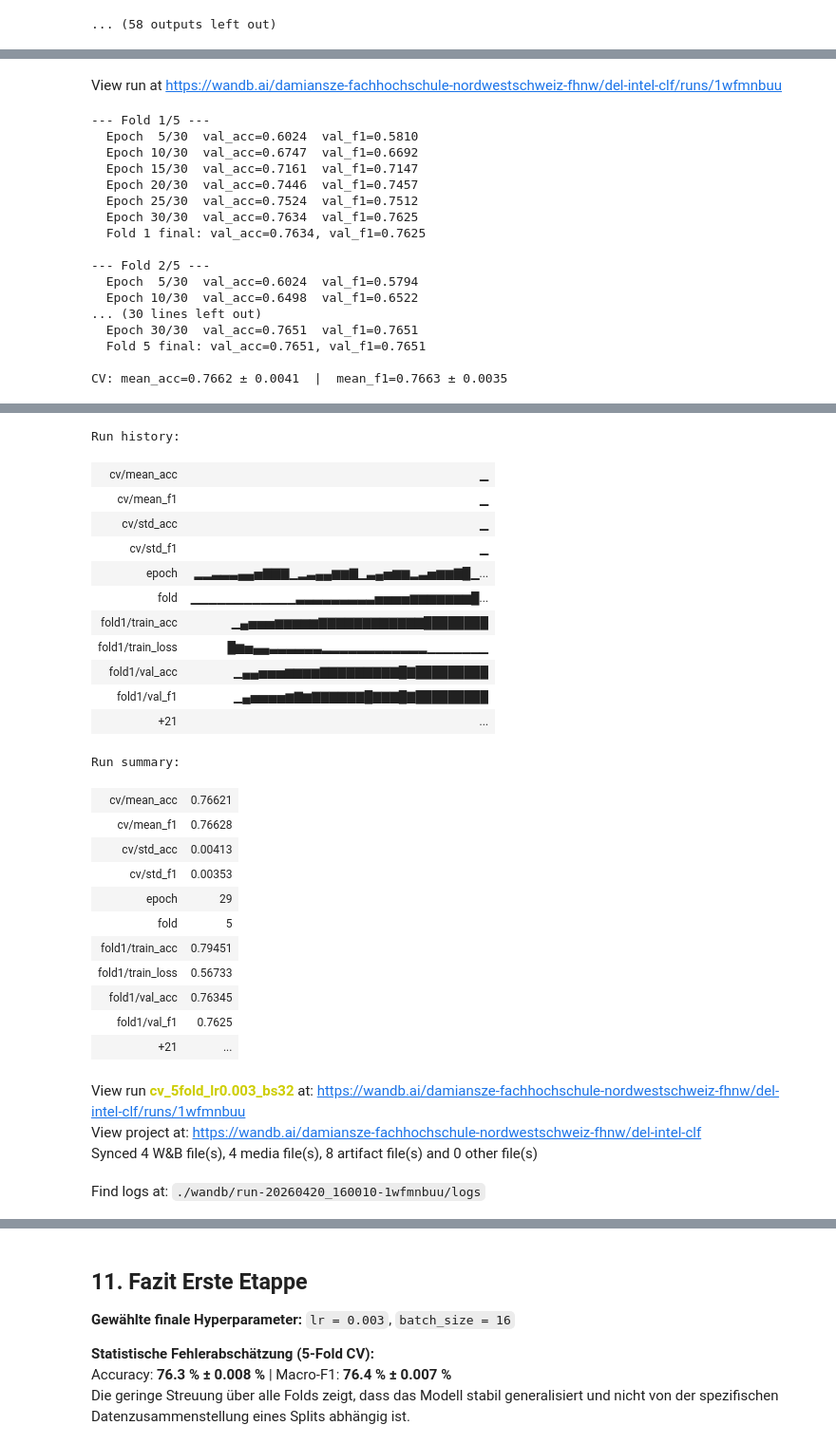
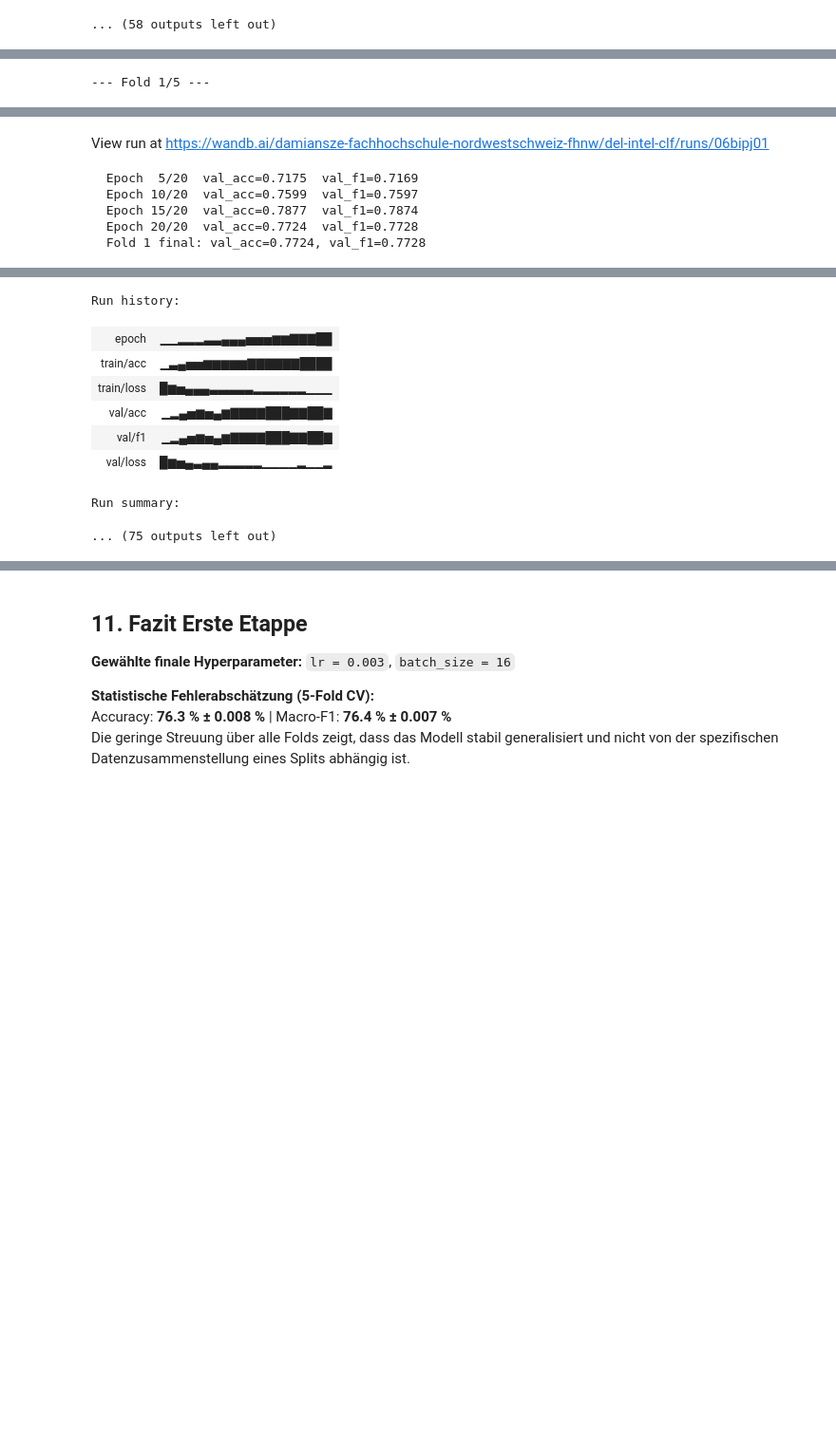
Before and after one commit to damiansze/DEL_FS26, a Jupyter notebook: DEL_MC.ipynb, the cells around one changed output, grey strips where cells are left out. Shown at 95% size. Saved outputs shown, nothing was run; the diff lists cells and outputs as text; code cells hidden in the pictures; blank space fills up the shorter version.

```diff
--- a/DEL_MC.ipynb
+++ b/DEL_MC.ipynb
@@ -688,15 +689,14 @@ Mit der gewählten optimalen Lernrate von 0.003 wird der Einfluss der Batchsize
 - Kleine Batchsize (mehr Updates pro Epoche) -> stochastischere Gradienten, mögliche Regularisierungswirkung durch höheres Rauschen
 - Grosse Batchsize (weniger Updates pro Epoche) -> stabilere Gradienten, Tendenz zu Sharp Minima und somit schlechterer Generalisierung
 # %%
-# batch_sizes = [16, 32, 64, 128]
-batch_sizes = [64, 128]
+batch_sizes = [16, 32, 64, 128]
 all_histories_bs = {}
 
 for bs in batch_sizes:
     config = {
-        "lr": 0.003,
+        "lr": 0.01,
         "batch_size": bs,
-        "num_epochs": 100,
+        "num_epochs": 50,
         "num_classes": 6,
         "conv_channels": [32, 64, 128],
         "fc_units": 256,
@@ -860,14 +830,14 @@ def run_cross_validation(dataset, config: dict, device, n_splits: int = 5) -> di
 # %%
 cv_config = {
-    "lr":            0.003,
+    "lr":            0.01,
     "batch_size":    32,
-    "num_epochs":    30,
+    "num_epochs":    20,
     "num_classes":   6,
     "conv_channels": [32, 64, 128],
     "fc_units":      256,
-    "group":         "etappe1",
 }
 cv_results = run_cross_validation(train_ds, cv_config, device, n_splits=5)
 # %% [output]
+--- Fold 1/5 ---
 [interactive output not drawn]
 Tracking run with wandb version 0.25.1
@@ -876,49 +846,18 @@ Syncing run cv_5fold_lr0.003_bs32 to Weights & Biases (docs)
 View project at https://wandb.ai/damiansze-fachhochschule-nordwestschweiz-fhnw/del-intel-clf
-View run at https://wandb.ai/damiansze-fachhochschule-nordwestschweiz-fhnw/del-intel-clf/runs/1wfmnbuu
+View run at https://wandb.ai/damiansze-fachhochschule-nordwestschweiz-fhnw/del-intel-clf/runs/06bipj01
---- Fold 1/5 ---
-  Epoch  5/30  val_acc=0.6024  val_f1=0.5810
-  Epoch 10/30  val_acc=0.6747  val_f1=0.6692
-  Epoch 15/30  val_acc=0.7161  val_f1=0.7147
-  Epoch 20/30  val_acc=0.7446  val_f1=0.7457
-  Epoch 25/30  val_acc=0.7524  val_f1=0.7512
-  Epoch 30/30  val_acc=0.7634  val_f1=0.7625
-  Fold 1 final: val_acc=0.7634, val_f1=0.7625
-
---- Fold 2/5 ---
-  Epoch  5/30  val_acc=0.6024  val_f1=0.5794
-  Epoch 10/30  val_acc=0.6498  val_f1=0.6522
-... (30 lines left out)
-  Epoch 30/30  val_acc=0.7651  val_f1=0.7651
-  Fold 5 final: val_acc=0.7651, val_f1=0.7651
-
-CV: mean_acc=0.7662 ± 0.0041  |  mean_f1=0.7663 ± 0.0035
+  Epoch  5/20  val_acc=0.7175  val_f1=0.7169
+  Epoch 10/20  val_acc=0.7599  val_f1=0.7597
+  Epoch 15/20  val_acc=0.7877  val_f1=0.7874
+  Epoch 20/20  val_acc=0.7724  val_f1=0.7728
+  Fold 1 final: val_acc=0.7724, val_f1=0.7728
 [interactive output not drawn]
-Run history:
+Run history:
-| cv/mean_acc | ▁ |
-| cv/mean_f1 | ▁ |
-| cv/std_acc | ▁ |
-| cv/std_f1 | ▁ |
-| epoch | ▂▂▃▃▃▄▄▅▇▇▇▁▂▃▄▄▆▆▇▁▃▄▅▆▆▂▃▅▆▆▇█▁... |
-| fold | ▁▁▁▁▁▁▁▁▁▁▁▁▃▃▃▃▃▃▃▃▃▅▅▅▅▆▆▆▆▆▆▆█... |
-| fold1/train_acc | ▁▄▅▅▅▆▆▆▆▆▇▇▇▇▇▇▇▇▇▇▇▇████████ |
-| fold1/train_loss | █▆▅▄▄▃▃▃▃▃▃▂▂▂▂▂▂▂▂▂▂▂▂▁▁▁▁▁▁▁ |
-| fold1/val_acc | ▁▄▄▅▅▅▆▆▆▆▇▇▇▇▇▇▇▇▇█▇█████████ |
-| fold1/val_f1 | ▁▄▅▅▅▅▆▇▆▇▇▇▇▇▇█▇▇▇█▇█████████ |
-| +21 | ... |
+| epoch | ▁▁▂▂▂▃▃▄▄▄▅▅▅▆▆▇▇▇██ |
+| train/acc | ▁▃▄▅▅▆▆▆▆▆▇▇▇▇▇▇████ |
+| train/loss | █▆▅▄▄▄▃▃▃▃▃▂▂▂▂▂▂▁▁▁ |
+| val/acc | ▁▂▄▅▆▅▄▆▇▇▇▇███▇▇██▇ |
+| val/f1 | ▁▂▄▅▆▅▄▆▇▇▇▇███▇▇██▇ |
+| val/loss | █▆▅▄▃▄▄▂▂▂▂▂▁▁▁▁▂▁▁▂ |
-Run summary:
-| cv/mean_acc | 0.76621 |
-| cv/mean_f1 | 0.76628 |
-| cv/std_acc | 0.00413 |
-| cv/std_f1 | 0.00353 |
-| epoch | 29 |
-| fold | 5 |
-| fold1/train_acc | 0.79451 |
-| fold1/train_loss | 0.56733 |
-| fold1/val_acc | 0.76345 |
-| fold1/val_f1 | 0.7625 |
-| +21 | ... |
-View run cv_5fold_lr0.003_bs32 at: https://wandb.ai/damiansze-fachhochschule-nordwestschweiz-fhnw/del-intel-clf/runs/1wfmnbuu
-View project at: https://wandb.ai/damiansze-fachhochschule-nordwestschweiz-fhnw/del-intel-clf
-Synced 4 W&B file(s), 4 media file(s), 8 artifact file(s) and 0 other file(s)
-Find logs at: ./wandb/run-20260420_160010-1wfmnbuu/logs
+Run summary:
+... (75 outputs left out)
 # %% [markdown]
```
Also changed, not shown: parts of 10 cells of this notebook.
